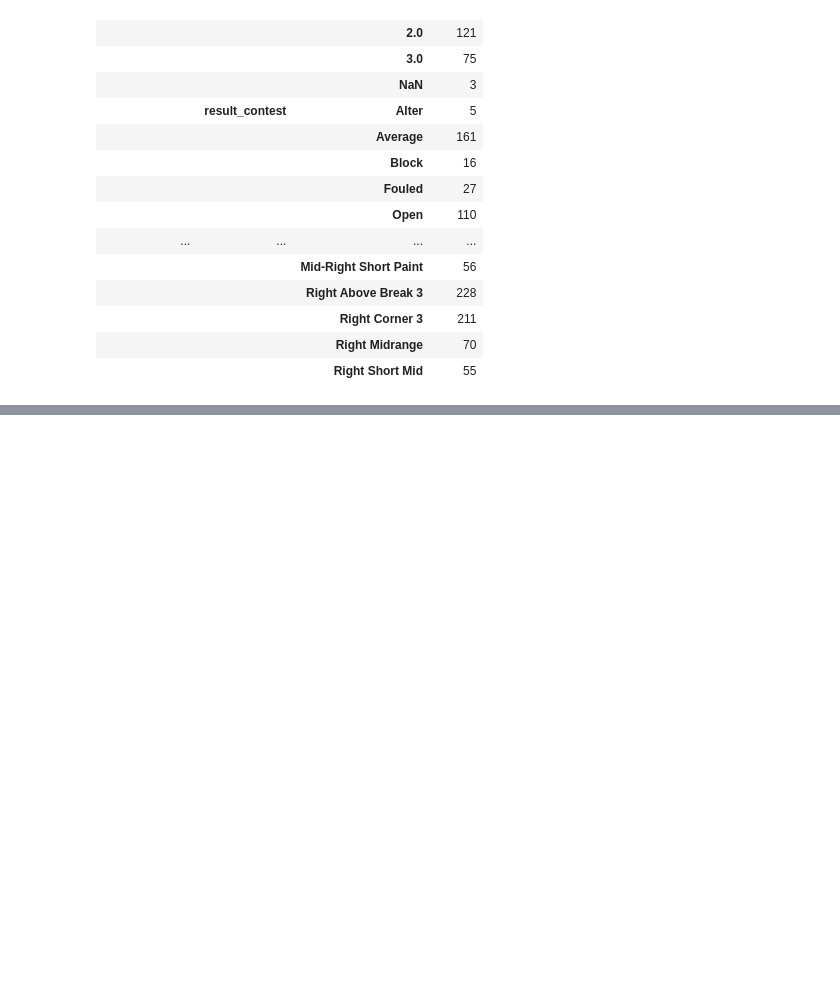
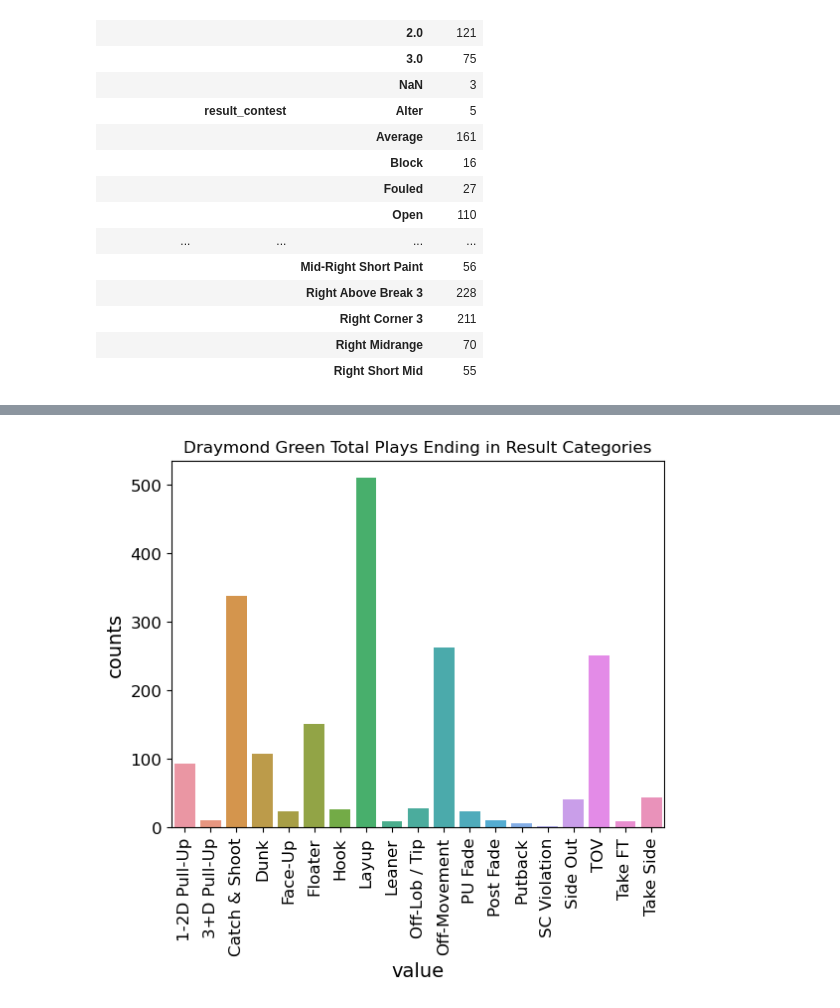
Before and after one commit to mikafur32/syracuseBasketballCompetition, a Jupyter notebook: Multi-index-stats.ipynb, the cells around one changed output, grey strips where cells are left out. Cells and saved outputs as stored; diff of their text form; code cells hidden in the pictures; blank space fills up the shorter version.

```diff
--- a/Multi-index-stats.ipynb
+++ b/Multi-index-stats.ipynb
@@ -146,0 +191,5 @@ player_aggregates.head(100)
+# %%
+green_result_hist = sns.barplot(data = green_result_data, y = "counts", x = "value").set(title = "Draymond Green Total Plays Ending in Result Categories")
+plt.xticks(rotation = 90);
+# %% [output]
+[figure, added]
```
Also changed, not shown: parts of 19 cells of this notebook.
